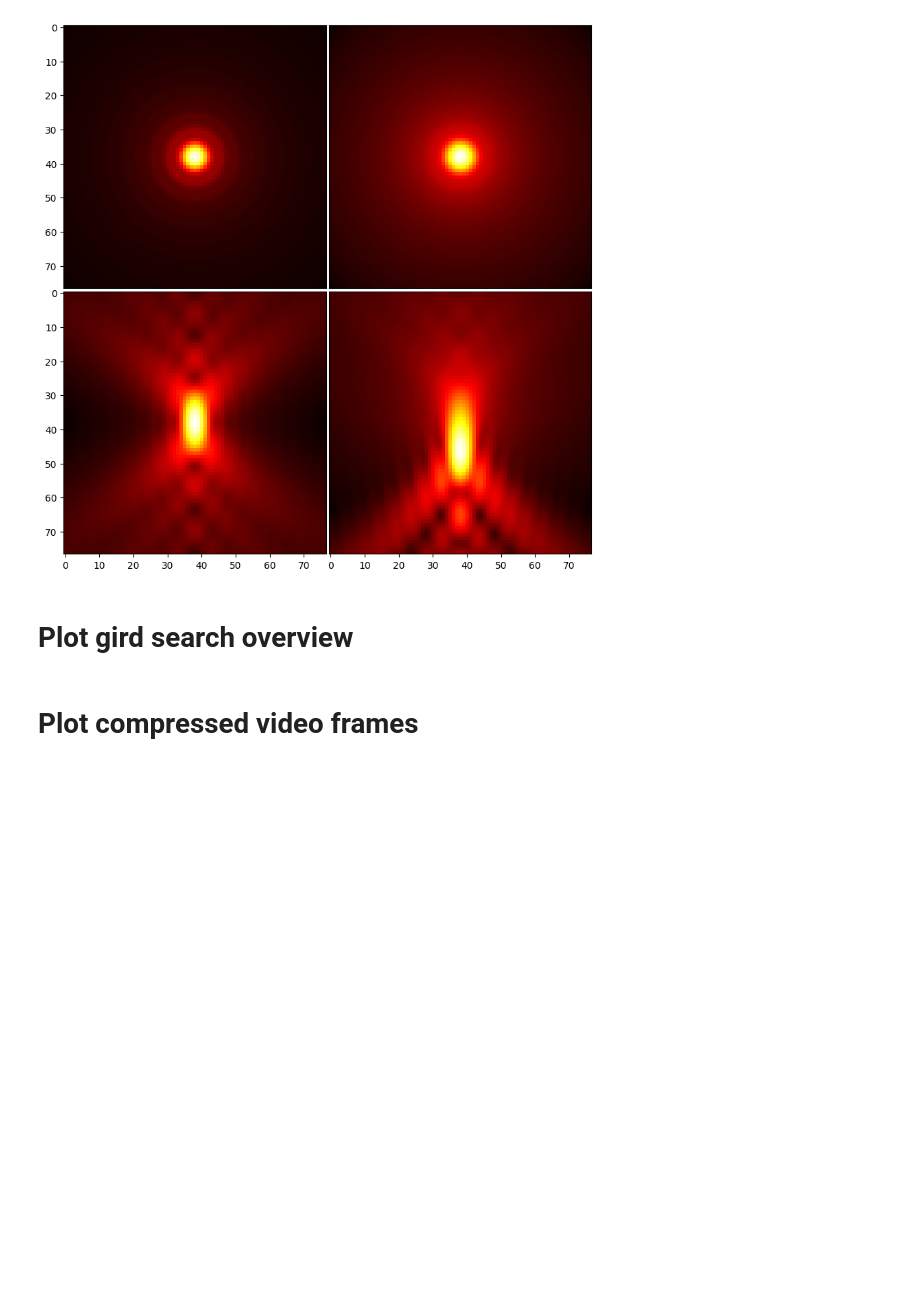
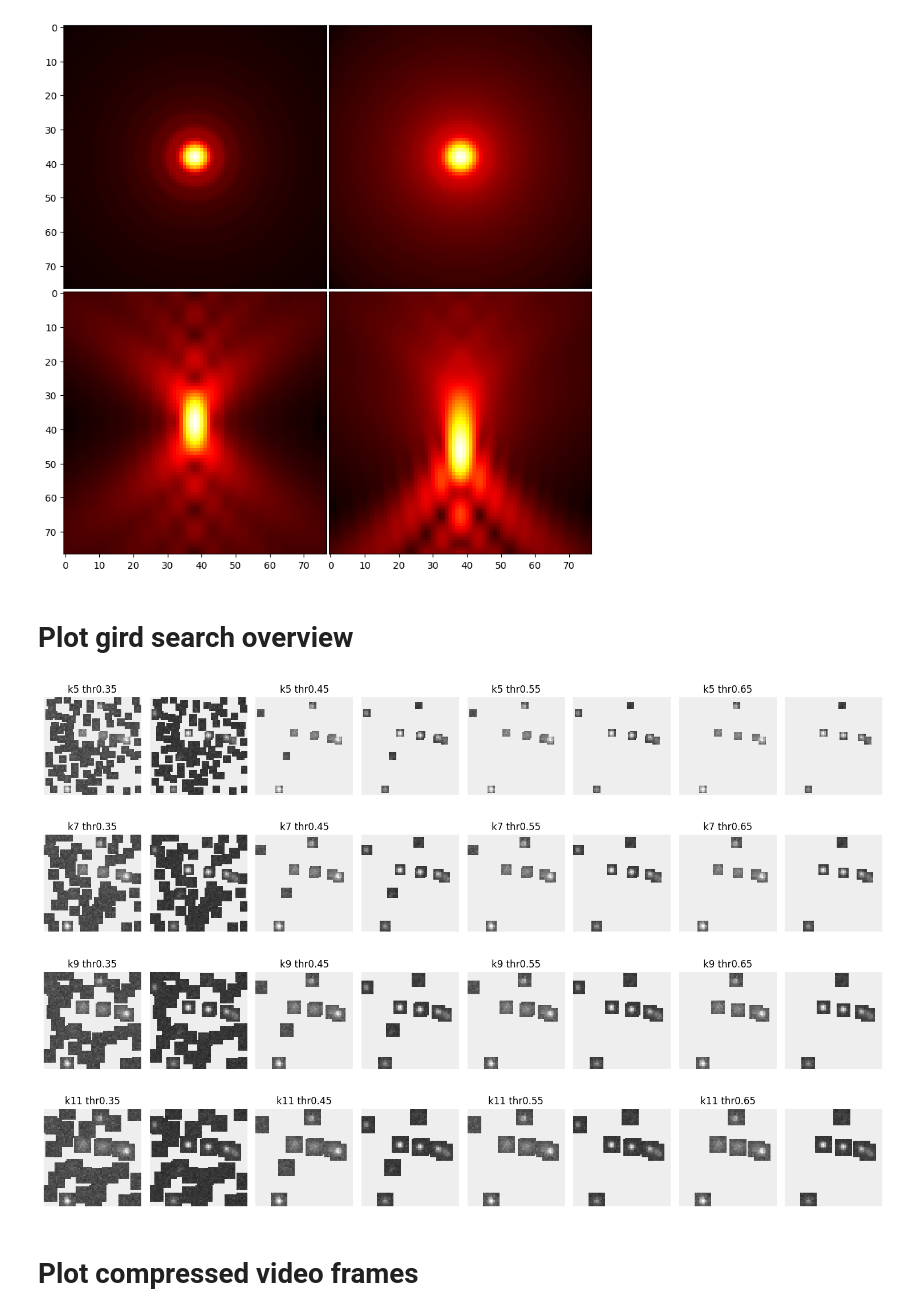
Before and after one commit to dgound/SPARZ, a Jupyter notebook: extra_code/plot_figure_2.ipynb, the cells around one changed output. Drawn from its saved outputs; the diff is of its cells as text; code cells hidden in the pictures; blank space fills up the shorter version.

Commit message:
Updated background color for figure

```diff
--- a/extra_code/plot_figure_2.ipynb
+++ b/extra_code/plot_figure_2.ipynb
@@ -4,20 +6,20 @@ import os
 from tqdm import tqdm
 # %%
 # Paths for input files
-path1 = '/Users/laurabreimann/Desktop/DNA-PAINT_raw/RawFramesforTraining_P5-IS_20pM.tif'
-#path2 = '/Users/laurabreimann/Documents/Postdoc/Colabs/Compression/sequence-as-stack-MT0.N1.HD-BP-250.tif'
+path1 = '/Volumes/T9/compression/microtubule_data/sequence-as-stack-MT0.N1.HD-BP+250.tif'
+path2 = '/Volumes/T9/compression/microtubule_data/sequence-as-stack-MT0.N1.HD-BP-250.tif'
 
-stem= 'PAINT'
+stem= 'MT0'
 
 # Define ranges for grid search
-kernel_sizes =  range(11, 24, 4) #  5, 7, 9, 11
-rel_thresholds = [0.05, 0.25, 0.45, 0.65]  # 0.35, 0.45, 0.55, 0.65
+kernel_sizes = list(range(5, 12, 2))  # 5, 7, 9, 11
+rel_thresholds = [0.35, 0.45, 0.55, 0.65]  # 0.35, 0.45, 0.55, 0.65
 compression_levels = [0, 1, 2, 3]  # 0, 1, 2, 3
 
 
 # Extract base filenames without extension
 base_filename1 = os.path.splitext(os.path.basename(path1))[0]
-#base_filename2 = os.path.splitext(os.path.basename(path2))[0]
+base_filename2 = os.path.splitext(os.path.basename(path2))[0]
 
 
 # Total number of iterations for progress bar
@@ -39,17 +41,17 @@ with tqdm(total=total_iterations, desc="Grid Search Progress", unit="iteration")
 
                 # Output files for SPARUNZIP
                 path_sparse_bp1 = os.path.join(output_path, f'{base_filename1}.npz')
-                #path_sparse_bp2 = os.path.join(output_path, f'{base_filename2}.npz')
+                path_sparse_bp2 = os.path.join(output_path, f'{base_filename2}.npz')
                 mp4_1 = os.path.join(output_path, f'{base_filename1}_compression_level_{compression_level}.mp4')
-                #mp4_2 = os.path.join(output_path, f'{base_filename2}_compression_level_{compression_level}.mp4')
+                mp4_2 = os.path.join(output_path, f'{base_filename2}_compression_level_{compression_level}.mp4')
 
                 # SPARUNZIP
                 u= SPARUNZIP(path_sparse_bp1= path_sparse_bp1,
                             path_encoded_bp1= mp4_1,
                             stem= stem,
                             output_path= uncompressed_path,
-                            #path_sparse_bp2= path_sparse_bp2,
-                            #path_encoded_bp2= mp4_2,
+                            path_sparse_bp2= path_sparse_bp2,
+                            path_encoded_bp2= mp4_2,
                             use_roi = True,
                             chunk_size = 10)
                 u.run()
@@ -155,9 +158,17 @@ def load_and_plot_npz_files(folder_path, compression_level=0):
                             i = kernel_sizes.index(kernel_size)
                             j = rel_thresholds.index(rel_threshold) * 2 + index
 
+
+                            # Set color for values to #eeeeee
+                            cmap = plt.cm.gray
+                            cmap.set_under('#eeeeee')
+
+
                             # Plot the selected image
-                            axs[i, j].imshow(selected_image, cmap='gray', interpolation='none')
+                            axs[i, j].imshow(selected_image, cmap=cmap, interpolation='none', norm=mcolors.Normalize(vmin=0.1, vmax=np.max(selected_image)))
                             axs[i, j].axis('off')
+
+
 
                             # Set title for the first image of the pair
                             if index == 0:
@@ -166,7 +177,7 @@ def load_and_plot_npz_files(folder_path, compression_level=0):
     plt.tight_layout()
 
       # Save the plot as a PDF
-    plt.savefig('/Users/laurabreimann/Documents/Postdoc/Colabs/Compression/Figures/npz_profiles_240122.pdf', format='pdf')
+    plt.savefig('/Users/laurabreimann/Documents/Postdoc/Colabs/Compression/Figures/npz_profiles_240731.pdf', format='pdf')
 
     plt.show()
 
@@ -182,9 +193,11 @@ def extract_parameters(folder_name):
         return None, None, None
 # %%
 
-main_folder_path = "/Users/laurabreimann/Desktop/microtubule_data"
+main_folder_path = "/Volumes/T9/compression/Data_for_figures/figure_2/microtubule_data"
 # Load and plot
 load_and_plot_npz_files(main_folder_path)
+# %% [output]
+[figure, added]
 # %% [markdown]
 # Plot compressed video frames
 # %%
```
Also changed, not shown: parts of 2 cells of this notebook.
